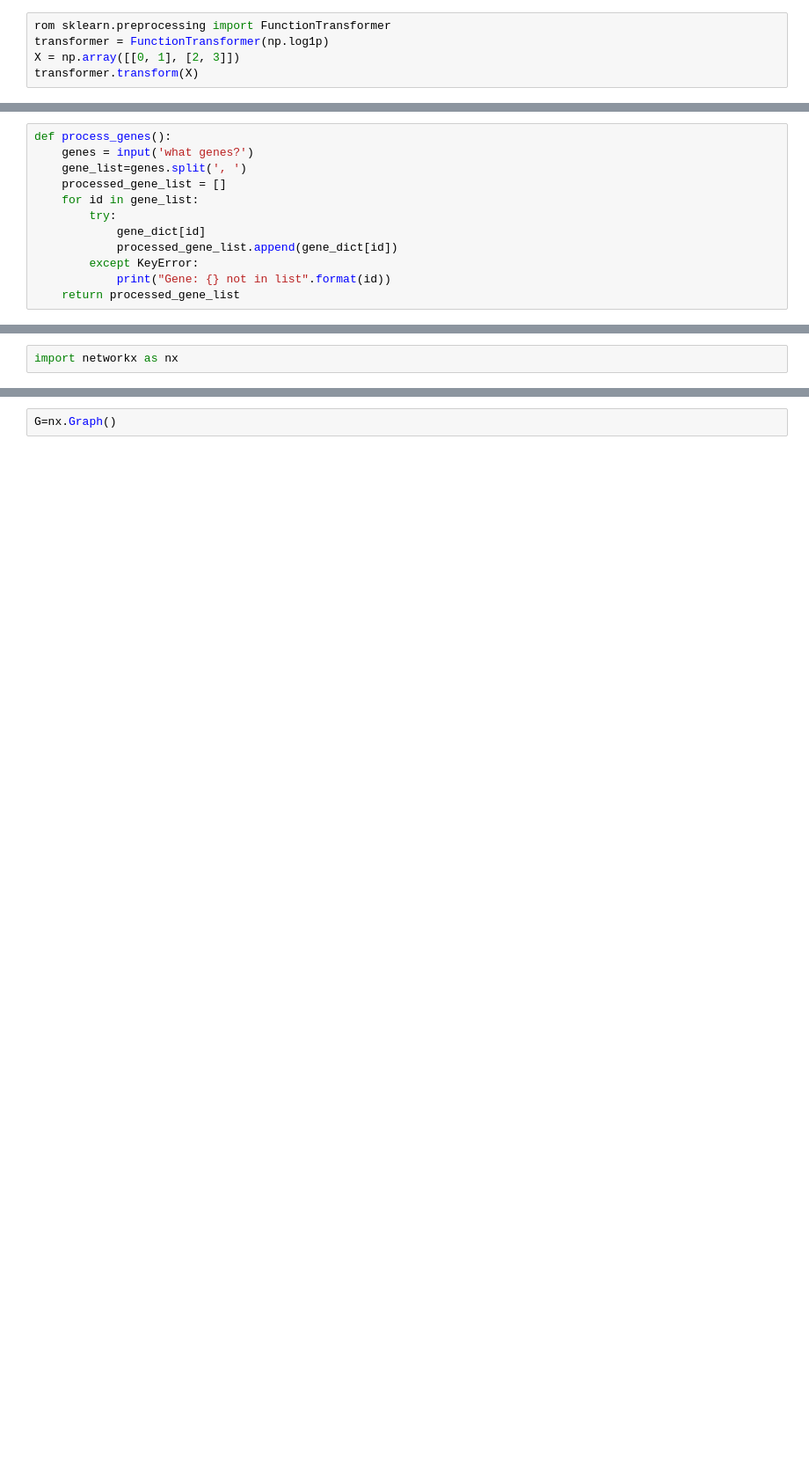
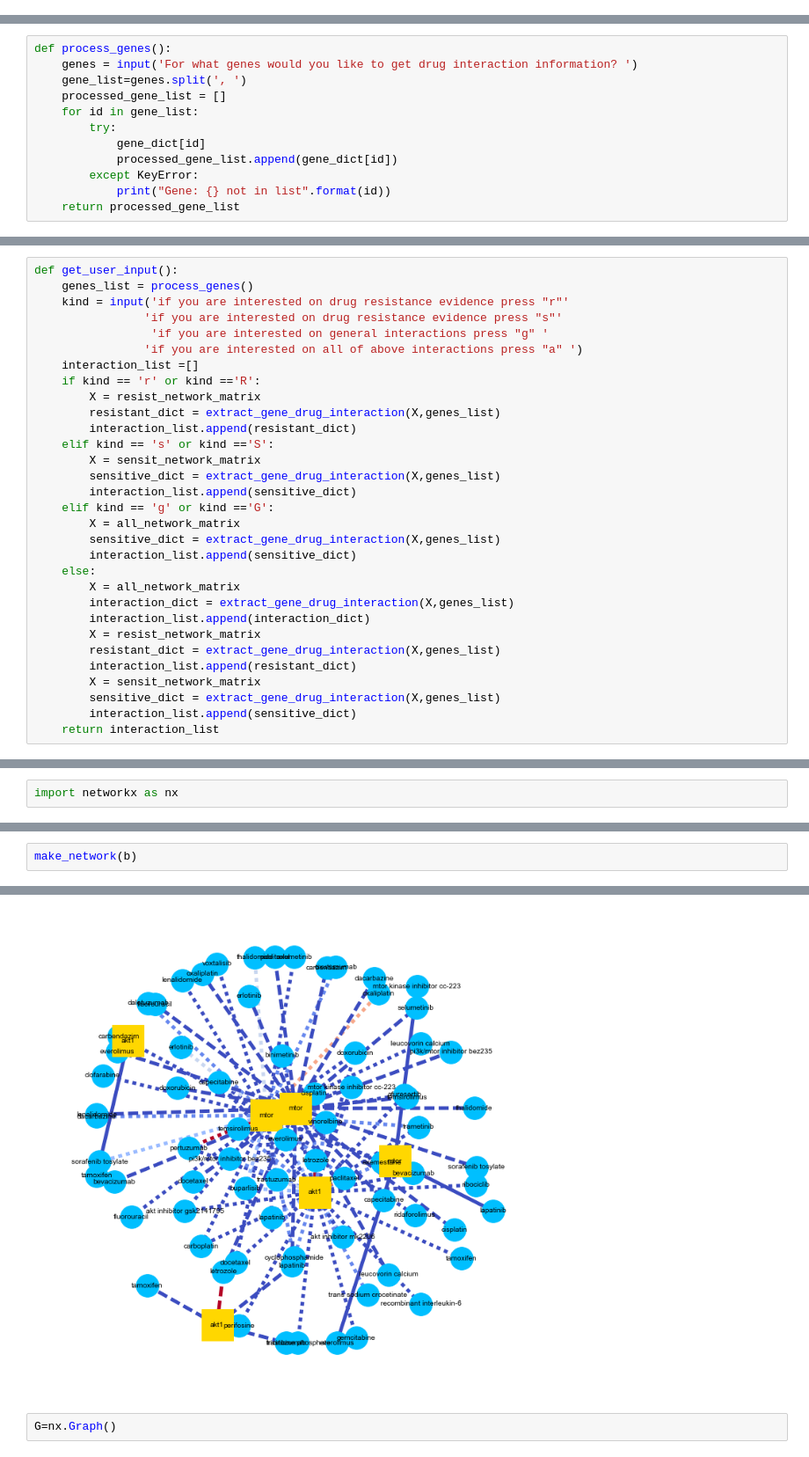
Before and after one commit to ayadlin/Capstone, a Jupyter notebook: Last_PrerRun.ipynb, the cells around one changed output, grey strips where cells are left out. Shown: that part at 88% size. Cells and saved outputs as stored; diff of their text form; blank space fills up the shorter version.

```diff
--- a/Last_PrerRun.ipynb
+++ b/Last_PrerRun.ipynb
@@ -231,5 +270,0 @@ from sklearn.preprocessing import normalize
-# %%
-rom sklearn.preprocessing import FunctionTransformer
-transformer = FunctionTransformer(np.log1p)
-X = np.array([[0, 1], [2, 3]])
-transformer.transform(X)
@@ -236,6 +385,6 @@ transformer.transform(X)
 # %%
 def process_genes():
-    genes = input('what genes?')
+    genes = input('For what genes would you like to get drug interaction information? ')
     gene_list=genes.split(', ')
     processed_gene_list = []
     for id in gene_list:
@@ -292,0 +443,31 @@ these are the genes for whihc interactions with drugs were found: ['#mtor#']
+# %%
+def get_user_input():
+    genes_list = process_genes()
+    kind = input('if you are interested on drug resistance evidence press "r"'
+                'if you are interested on drug resistance evidence press "s"'
+                 'if you are interested on general interactions press "g" '
+                'if you are interested on all of above interactions press "a" ')
+    interaction_list =[]
+    if kind == 'r' or kind =='R':
+        X = resist_network_matrix
+        resistant_dict = extract_gene_drug_interaction(X,genes_list)
+        interaction_list.append(resistant_dict)
+    elif kind == 's' or kind =='S':
+        X = sensit_network_matrix
+        sensitive_dict = extract_gene_drug_interaction(X,genes_list)
+        interaction_list.append(sensitive_dict)
+    elif kind == 'g' or kind =='G':
+        X = all_network_matrix
+        sensitive_dict = extract_gene_drug_interaction(X,genes_list)
+        interaction_list.append(sensitive_dict)
+    else:
+        X = all_network_matrix
+        interaction_dict = extract_gene_drug_interaction(X,genes_list)
+        interaction_list.append(interaction_dict)
+        X = resist_network_matrix
+        resistant_dict = extract_gene_drug_interaction(X,genes_list)
+        interaction_list.append(resistant_dict)
+        X = sensit_network_matrix
+        sensitive_dict = extract_gene_drug_interaction(X,genes_list)
+        interaction_list.append(sensitive_dict)
+    return interaction_list
@@ -329,0 +603,3 @@ import networkx as nx
+# %%
+make_network(b)
+# %% [output]
@@ -330,2 +609,3 @@ import networkx as nx
+[figure, added]
 # %%
 G=nx.Graph()
```
Also changed, not shown: parts of 41 cells of this notebook, 4 other files.
